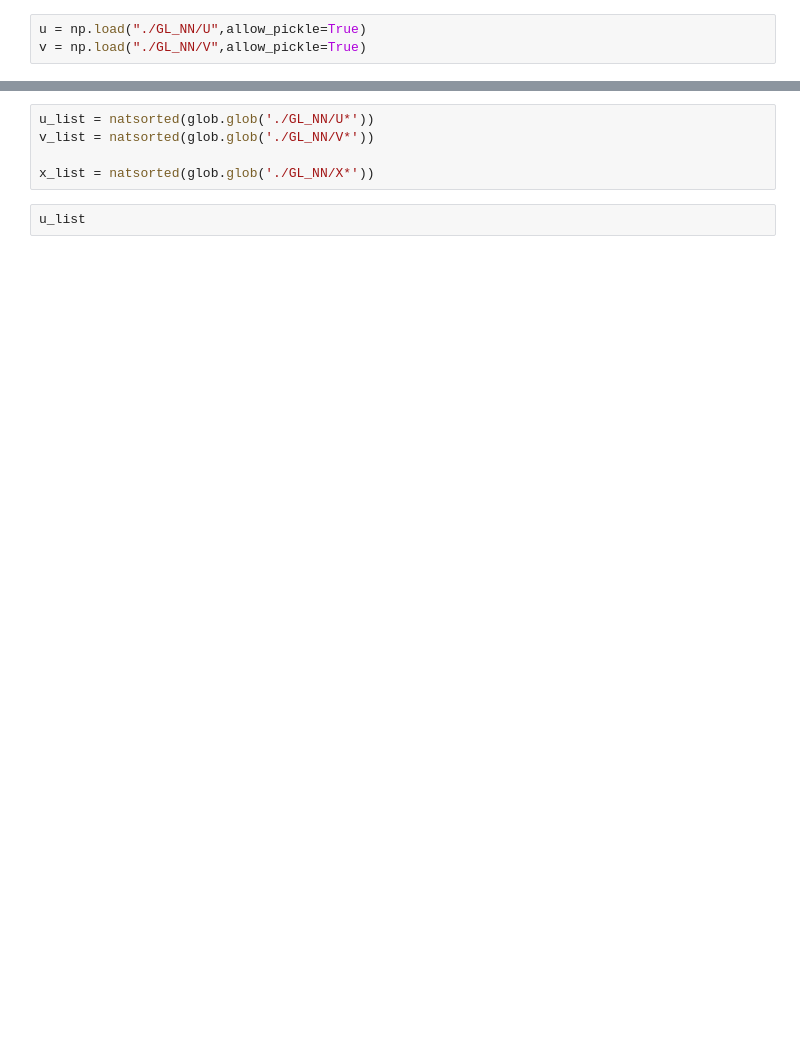
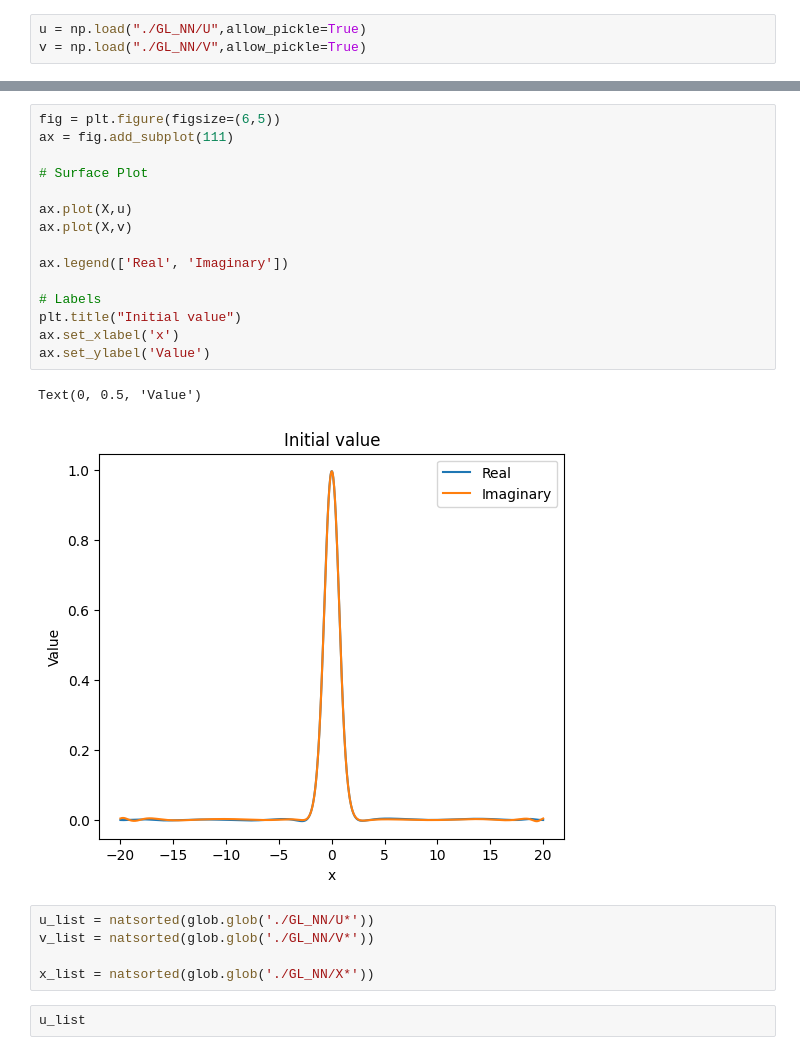
Before and after one commit to Fastaxx/equation-ednn, a Jupyter notebook: ednn_solver/GL_equation/post-process.ipynb, the cells around one changed output, grey strips where cells are left out. Cells and saved outputs as stored; diff of their text form; blank space fills up the shorter version.

```diff
--- a/ednn_solver/GL_equation/post-process.ipynb
+++ b/ednn_solver/GL_equation/post-process.ipynb
@@ -45,3 +59,21 @@ plt.plot(v)
+# %%
+fig = plt.figure(figsize=(6,5))
+ax = fig.add_subplot(111)
+
+# Surface Plot
+
+ax.plot(X,u)
+ax.plot(X,v)
+
+ax.legend(['Real', 'Imaginary'])
+
+# Labels
+plt.title("Initial value")
+ax.set_xlabel('x')
+ax.set_ylabel('Value')
+# %% [output]
+Text(0, 0.5, 'Value')
+[figure, added]
 # %%
 u_list = natsorted(glob.glob('./GL_NN/U*'))
 v_list = natsorted(glob.glob('./GL_NN/V*'))
```
Also changed, not shown: parts of 5 cells of this notebook, 7 other files.
